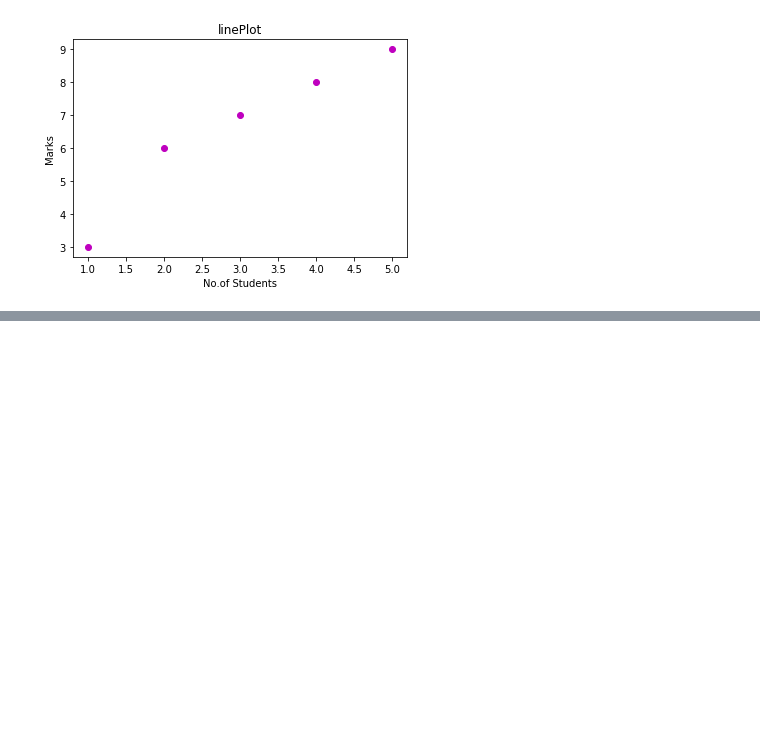
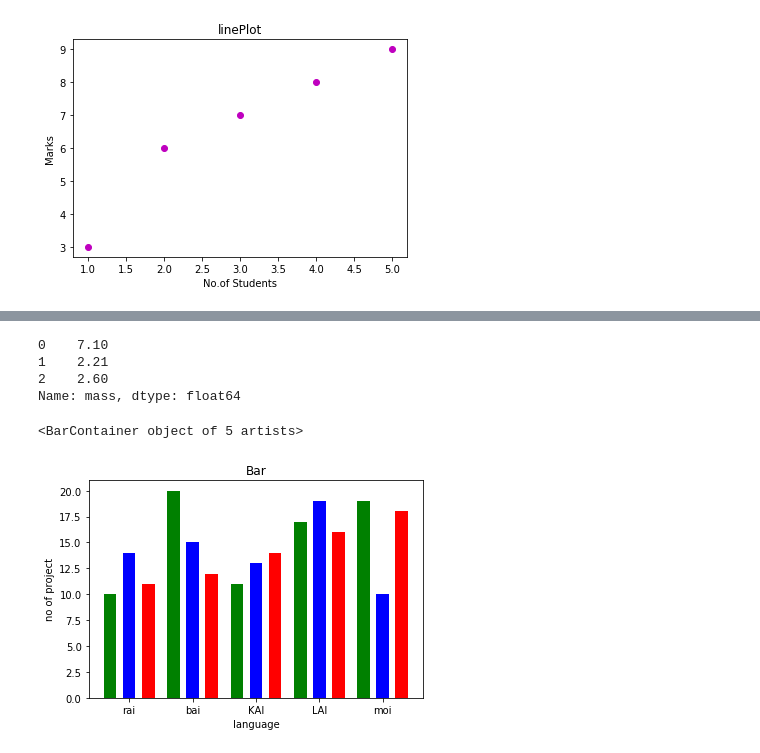
Before and after one commit to Pavankunchala/Python, a Jupyter notebook: Data visualization/Matplotlib.ipynb, the cells around one changed output, grey strips where cells are left out. Saved outputs shown, nothing was run; the diff lists cells and outputs as text; code cells hidden in the pictures; blank space fills up the shorter version.

```diff
--- a/Data visualization/Matplotlib.ipynb
+++ b/Data visualization/Matplotlib.ipynb
@@ -81,0 +112,7 @@ plt.show()
+# %%
+y
+# %% [output]
+0    7.10
+1    2.21
+2    2.60
+Name: mass, dtype: float64
@@ -81,0 +125,19 @@ plt.show()
+# %%
+t = pd.read_csv('abc.csv')
+# %%
+x = np.arange(5)
+y = t['s1']
+y1 = t['s2']
+y2 =t['s3']
+w = .2
+
+plt.xticks(x,t['name'])
+plt.xlabel('language')
+plt.ylabel("no of project")
+plt.title("Bar")
+plt.bar(x-.3,y,w,color = 'g', label = 'maths')
+plt.bar(x+.3,y1,w,color = 'r', label = 'scinece')
+plt.bar(x,y2,w,color = 'b', label = 'hindi')
+# %% [output]
+<BarContainer object of 5 artists>
+[figure, added]
```
Also changed, not shown: parts of 28 cells of this notebook, 13 other files.
